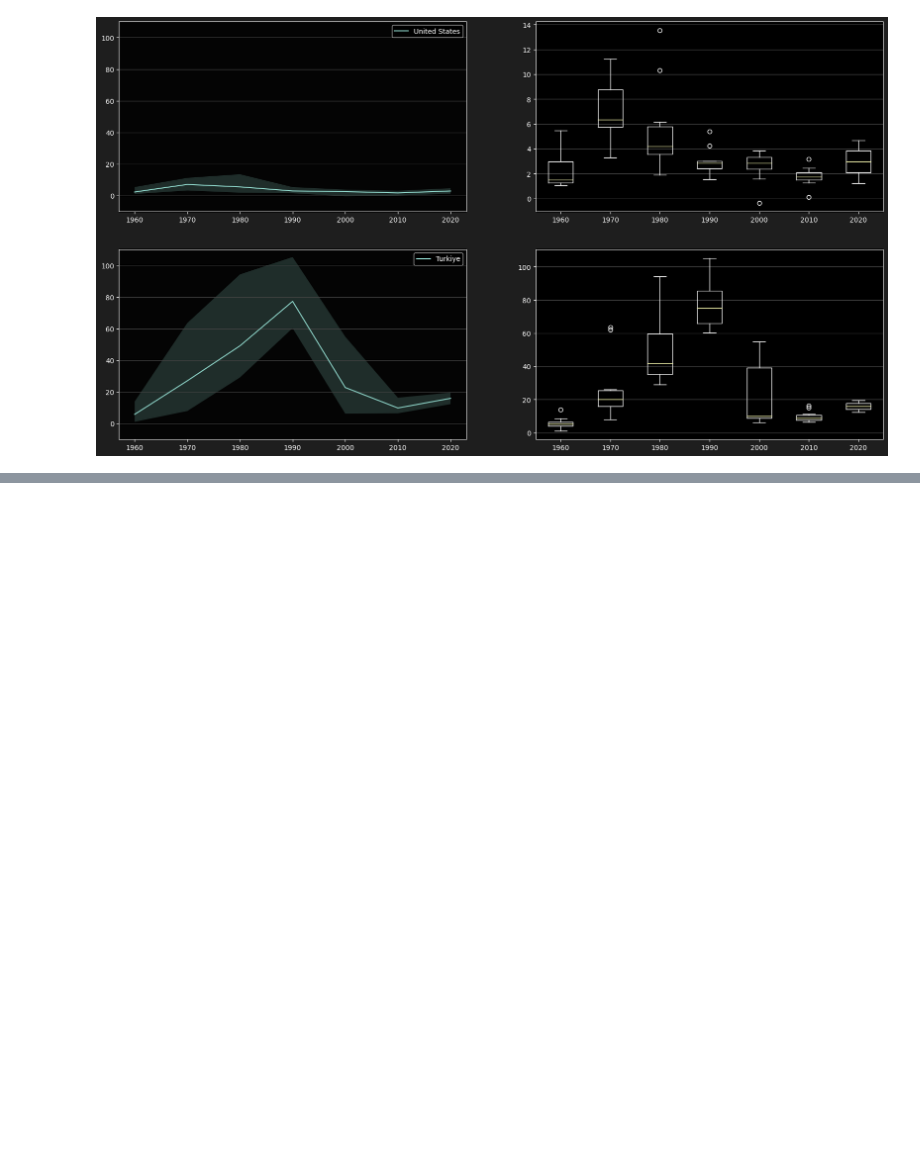
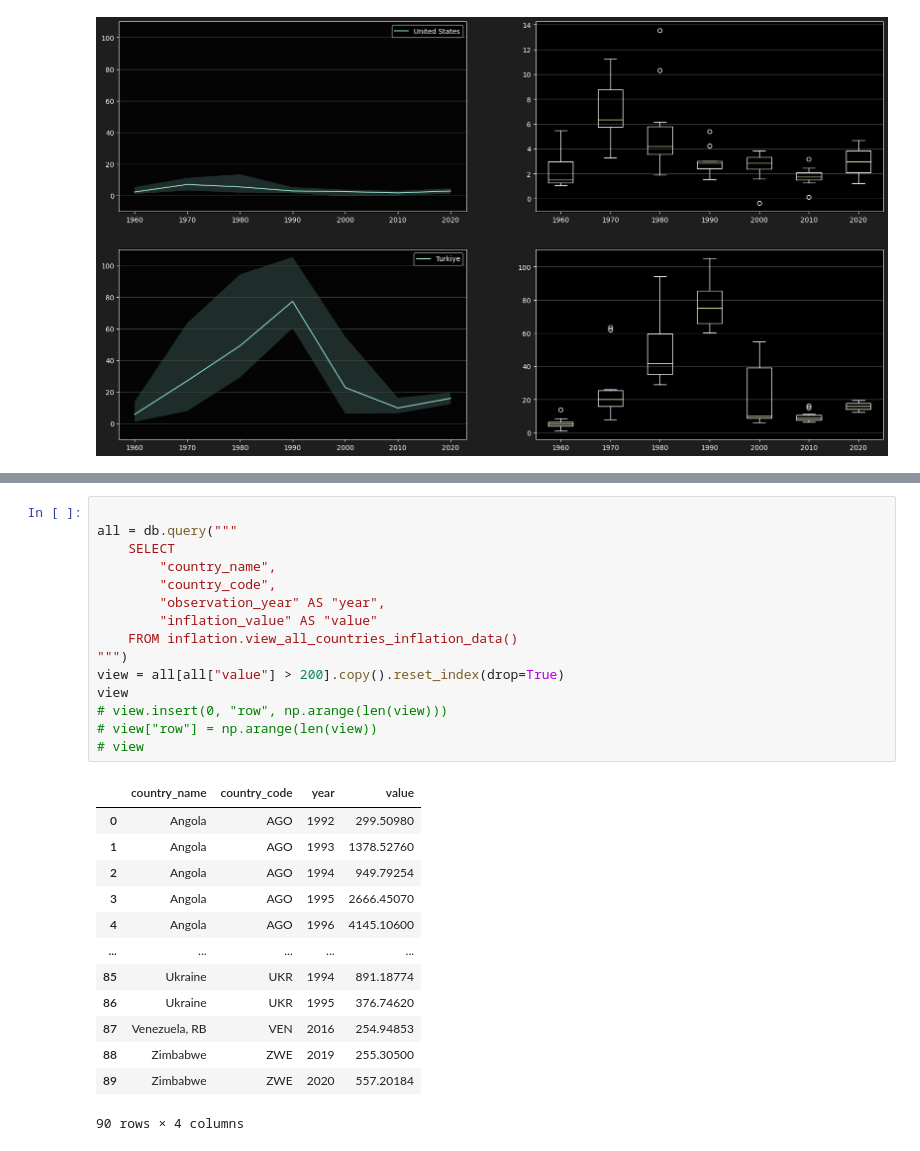
Before and after one commit to utkusarioglu/data-workshop, a Jupyter notebook: src/inflation.ipynb, the cells around one changed output, grey strips where cells are left out. Saved outputs shown, nothing was run; the diff lists cells and outputs as text; blank space fills up the shorter version.

```diff
--- a/src/inflation.ipynb
+++ b/src/inflation.ipynb
@@ -219,0 +206,29 @@ for index in range(subplot_count_rows * subplot_count_cols):
+# %%
+
+all = db.query("""
+    SELECT
+        "country_name",
+        "country_code",
+        "observation_year" AS "year",
+        "inflation_value" AS "value"
+    FROM inflation.view_all_countries_inflation_data()
+""")
+view = all[all["value"] > 200].copy().reset_index(drop=True)
+view
+# view.insert(0, "row", np.arange(len(view)))
+# view["row"] = np.arange(len(view))
+# view
+# %% [output]
+|  | country_name | country_code | year | value |
+| 0 | Angola | AGO | 1992 | 299.50980 |
+| 1 | Angola | AGO | 1993 | 1378.52760 |
+| 2 | Angola | AGO | 1994 | 949.79254 |
+| 3 | Angola | AGO | 1995 | 2666.45070 |
+| 4 | Angola | AGO | 1996 | 4145.10600 |
+| ... | ... | ... | ... | ... |
+| 85 | Ukraine | UKR | 1994 | 891.18774 |
+| 86 | Ukraine | UKR | 1995 | 376.74620 |
+| 87 | Venezuela, RB | VEN | 2016 | 254.94853 |
+| 88 | Zimbabwe | ZWE | 2019 | 255.30500 |
+| 89 | Zimbabwe | ZWE | 2020 | 557.20184 |
+90 rows × 4 columns
```
Also changed, not shown: parts of 8 cells of this notebook, 2 other files.
